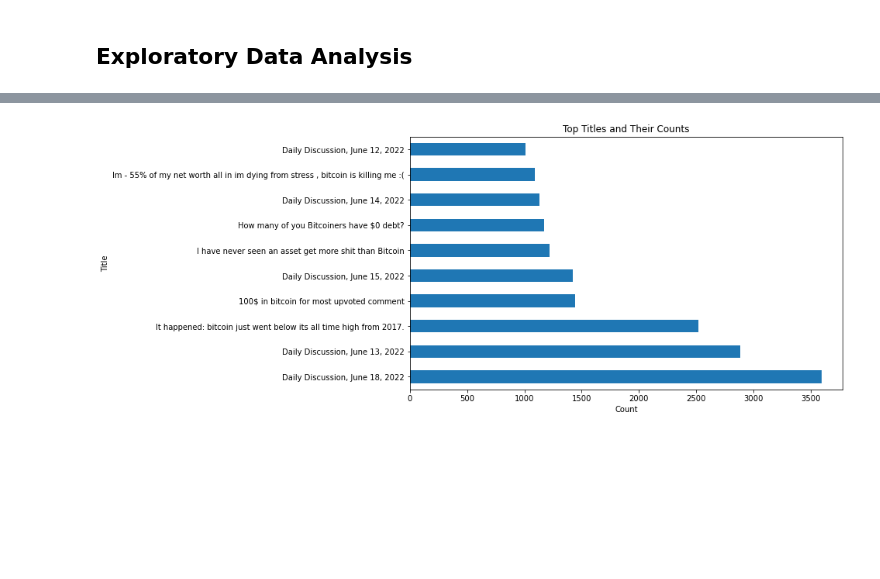
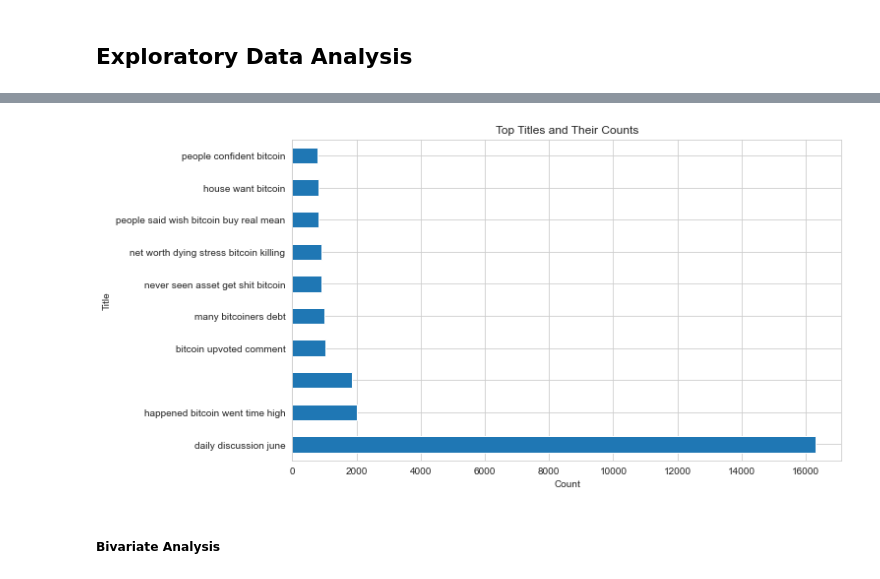
Before and after one commit to BrysonShitsukane77/Bitcoin-Sentiment-Analysis, a Jupyter notebook: BTC Sentiment Analysis.ipynb, the cells around one changed output, grey strips where cells are left out. Cells and saved outputs as stored; diff of their text form; code cells hidden in the pictures; blank space fills up the shorter version.

```diff
--- a/BTC Sentiment Analysis.ipynb
+++ b/BTC Sentiment Analysis.ipynb
@@ -446,6 +434,7 @@ new_df.head(5)
 # %% [markdown]
 ### Text Data Cleaning and Preprocessing
 # %%
+import contractions
 
 # Initialize the lemmatizer and stopwords list
 lemmatizer = WordNetLemmatizer()
@@ -464,9 +453,8 @@ def enhanced_clean_text(text):
     # Handle Mentioned Usernames
     text = re.sub(r'@\w+', '', text)
 
-    # Expand contractions
-    for contraction, expansion in combined_contractions.items():
-        text = text.replace(contraction, expansion)
+    # Expand contractions using the contractions library
+    text = contractions.fix(text)
 
     # Retain emojis while removing other special characters using regex
     text = re.sub(r'[^a-zA-Z0-9\s\U00010000-\U0010ffff]', '', text)
@@ -559,0 +582,20 @@ plt.show()
+# %%
+# Setting up the aesthetics
+sns.set_style("whitegrid")
+
+# Setting up the figure and axes
+fig, ax = plt.subplots(nrows=2, ncols=1, figsize=(14, 10))
+
+# Plotting the histograms
+sns.histplot(new_df['score_x'], bins=50, ax=ax[0], color='skyblue', kde=True)
+ax[0].set_title('Distribution of Comment Scores (score_x)', fontsize=16)
+ax[0].set_xlabel('Comment Score', fontsize=14)
+ax[0].set_ylabel('Frequency', fontsize=14)
+
+sns.histplot(new_df['score_y'], bins=50, ax=ax[1], color='salmon', kde=True)
+ax[1].set_title('Distribution of Post Scores (score_y)', fontsize=16)
+ax[1].set_xlabel('Post Score', fontsize=14)
+ax[1].set_ylabel('Frequency', fontsize=14)
+
+plt.tight_layout()
+plt.show()
@@ -560,12 +738,14 @@ plt.show()
 # %%
-Title_unique = merged_df['title'].value_counts()
+Title_unique = new_df['cleaned_title'].value_counts()
 
 # Plot the unique title counts horizontally
 plt.figure(figsize=(10, 6))
 Title_unique[:10].plot(kind='barh')  # Use 'barh' for horizontal bar plot
 plt.title('Top Titles and Their Counts')
 plt.ylabel('Title')
 plt.xlabel('Count')
 plt.show()
 # %% [output]
-[figure, old version]
+[figure, new version]
+# %% [markdown]
+##### Bivariate Analysis
```
Also changed, not shown: parts of 37 cells of this notebook.
